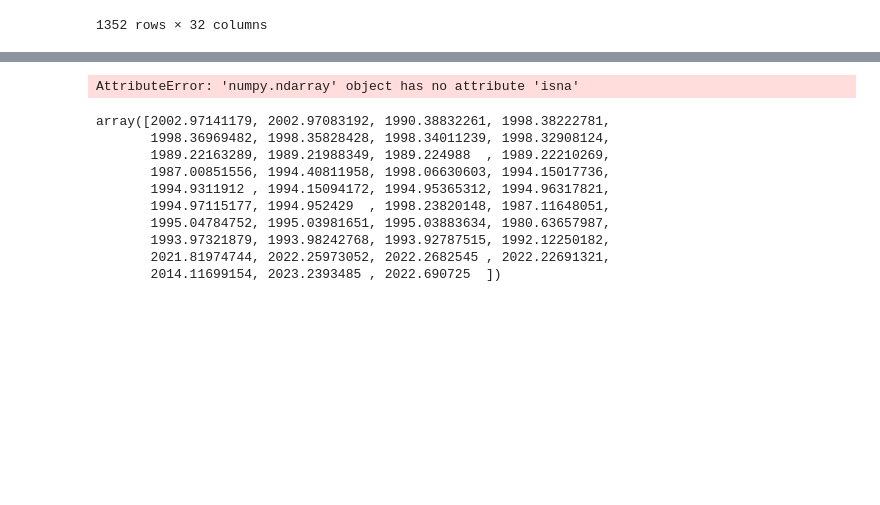
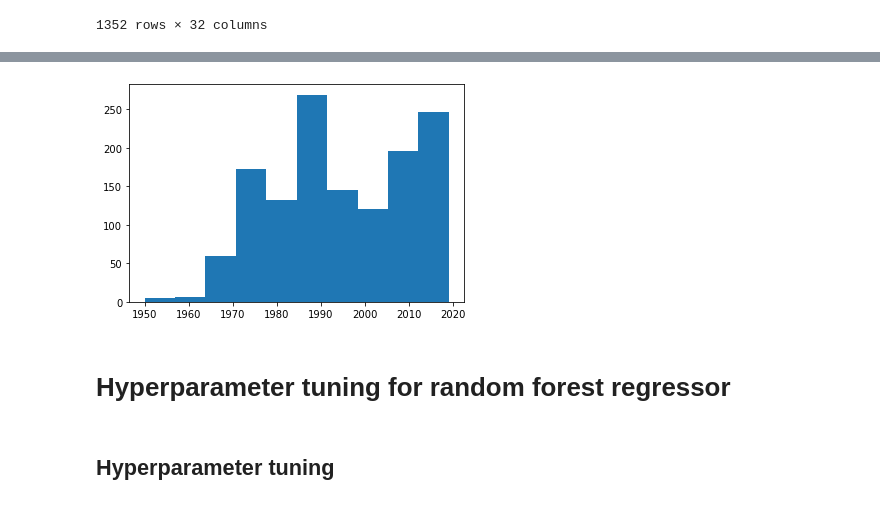
Before and after one commit to RaphaelBouvet/ML_1, a Jupyter notebook: notebooks/Pipeline_transforms.ipynb, the cells around one changed output, grey strips where cells are left out. Drawn from its saved outputs; the diff is of its cells as text; code cells hidden in the pictures; blank space fills up the shorter version.

Commit message:
Creation de custom imputer pour ajout des valeurs manquantes
Attention bug lors du train du modèle

```diff
--- a/notebooks/Pipeline_transforms.ipynb
+++ b/notebooks/Pipeline_transforms.ipynb
@@ -106,3 +148,10 @@ feature_adder = Pipeline(['Bio',Bio()])
+# %%
+categorical_transformer = OneHotEncoder(handle_unknown = 'ignore')
+numerical_transformer = StandardScaler()
+
+transformer = ColumnTransformer(
+[("num_trans", numerical_transformer, make_column_selector(dtype_exclude="object")),
+("cat_trans", categorical_transformer, make_column_selector(dtype_include='object'))])
 # %% [markdown]
 ## Transform Train
 # %%
@@ -132,25 +368,32 @@ processed_train_predictors
 # Modelisation
 # %%
 model_1 = RandomForestRegressor()
-param_1 = {'f_adder_1__to_use':[False],
+param_1 = {'f_adder_1__to_use':[True],
            'model__n_estimators':[10],
            'model':[model_1]}
 model_2 = DecisionTreeRegressor()
-param_2 = {'f_adder_1__to_use':[False],
+param_2 = {'f_adder_1__to_use':[True],
            'model__min_samples_leaf':[1],
            'model':[model_2]}
 model_3 = SVR()
-param_3 = {'f_adder_1__to_use':[False],
+param_3 = {'f_adder_1__to_use':[True],
            'model__C':[10],
            'model':[model_3]}
+model_4 = LinearRegression()
+param_4 = {'f_adder_1__to_use':[True],
+           'model':[model_4]}
+model_5 = Lasso()
+param_5 = {'f_adder_1__to_use':[True],
+           'model__alpha':[10],
+           'model':[model_5]}
 # %%
-pipe = Pipeline(steps=[('f_adder_1',Bio()),
+pipe = Pipeline(steps=[('custom_simple_imputer',InputMissingValues(True)),
+                       ('f_adder_1',Bio()),
                        ('transformer',transformer),
-                       ('imputer',KNNImputer()),
                        ("model",model_1)])
-params_list = [param_1,param_2,param_3]
+params_list = [param_1,param_2,param_3,param_4,param_5]
 
-grid_search = GridSearchCV(pipe,params_list,cv=10,scoring='neg_mean_squared_error',n_jobs=-1,refit=True)
+grid_search = GridSearchCV(pipe,params_list,cv=5,scoring='neg_mean_squared_error',n_jobs=-1,refit=True)
 # %%
 grid_search.fit(processed_train_predictors,annee_train)
 grid_results = pd.DataFrame(grid_search.cv_results_)
@@ -222,20 +478,13 @@ trees_na = trees_na.astype({'ADR_SECTEUR':'object'})
 trees_na = trees_na.drop(['ANNEEDEPLANTATION'],axis=1)
 # %%
 processed_na = preprocess_pipeline.transform(trees_na)
-# %%
-processed_na.isna().sum().div(len(processed_na))
-# %% [output]
-AttributeError: 'numpy.ndarray' object has no attribute 'isna'
 # %%
-best_pipe.predict(processed_na)
+y = best_pipe.predict(processed_na)
-# %% [output]
-array([2002.97141179, 2002.97083192, 1990.38832261, 1998.38222781,
-       1998.36969482, 1998.35828428, 1998.34011239, 1998.32908124,
-       1989.22163289, 1989.21988349, 1989.224988  , 1989.22210269,
-       1987.00851556, 1994.40811958, 1998.06630603, 1994.15017736,
-       1994.9311912 , 1994.15094172, 1994.95365312, 1994.96317821,
-       1994.97115177, 1994.952429  , 1998.23820148, 1987.11648051,
-       1995.04784752, 1995.03981651, 1995.03883634, 1980.63657987,
-       1993.97321879, 1993.98242768, 1993.92787515, 1992.12250182,
-       2021.81974744, 2022.25973052, 2022.2682545 , 2022.22691321,
-       2014.11699154, 2023.2393485 , 2022.690725  ])
+# %%
+plt.hist(y);
+# %% [output]
+[figure, added]
+# %% [markdown]
+# Hyperparameter tuning for random forest regressor
+# %% [markdown]
+## Hyperparameter tuning
```
Also changed, not shown: parts of 60 cells of this notebook, 1 other file.
